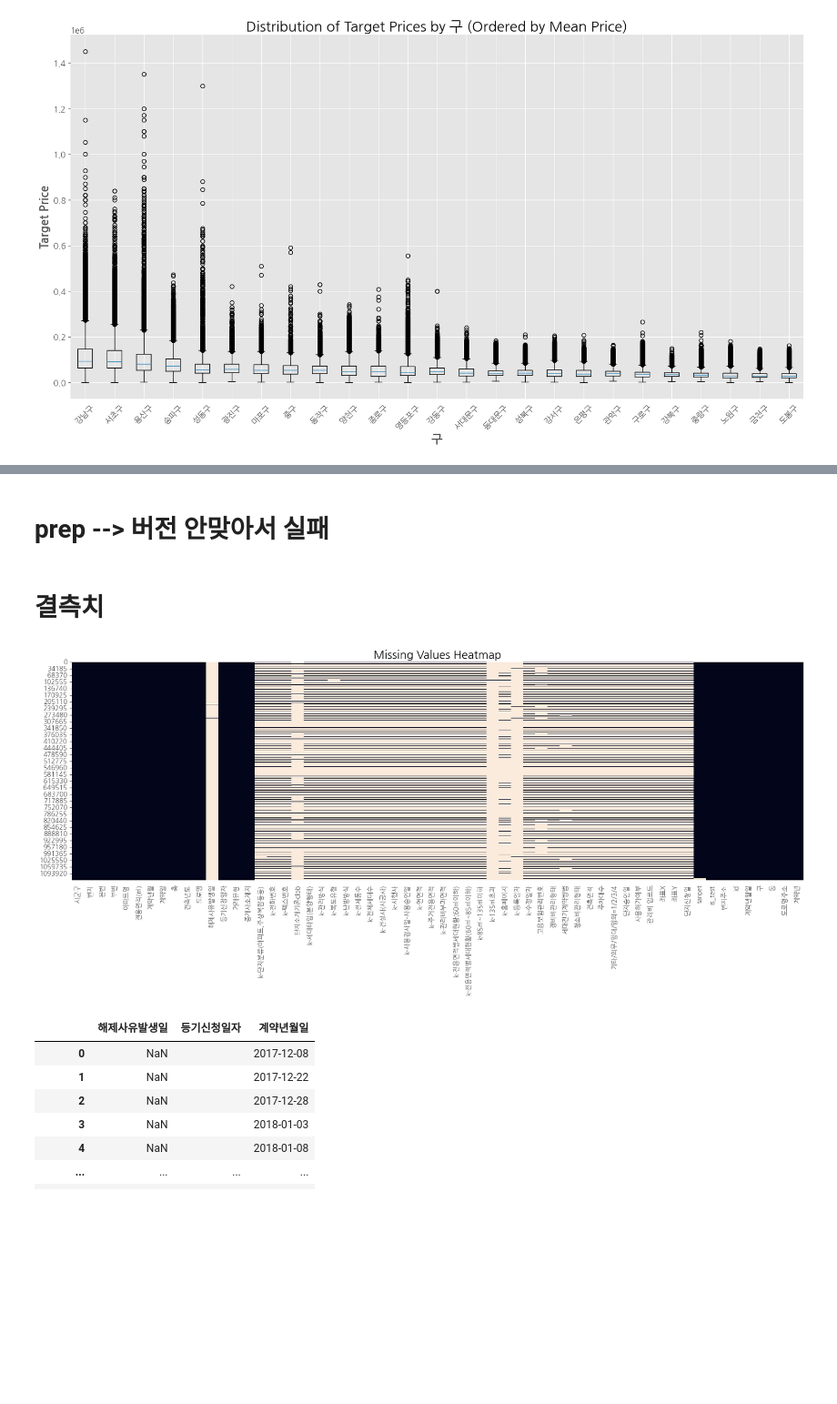
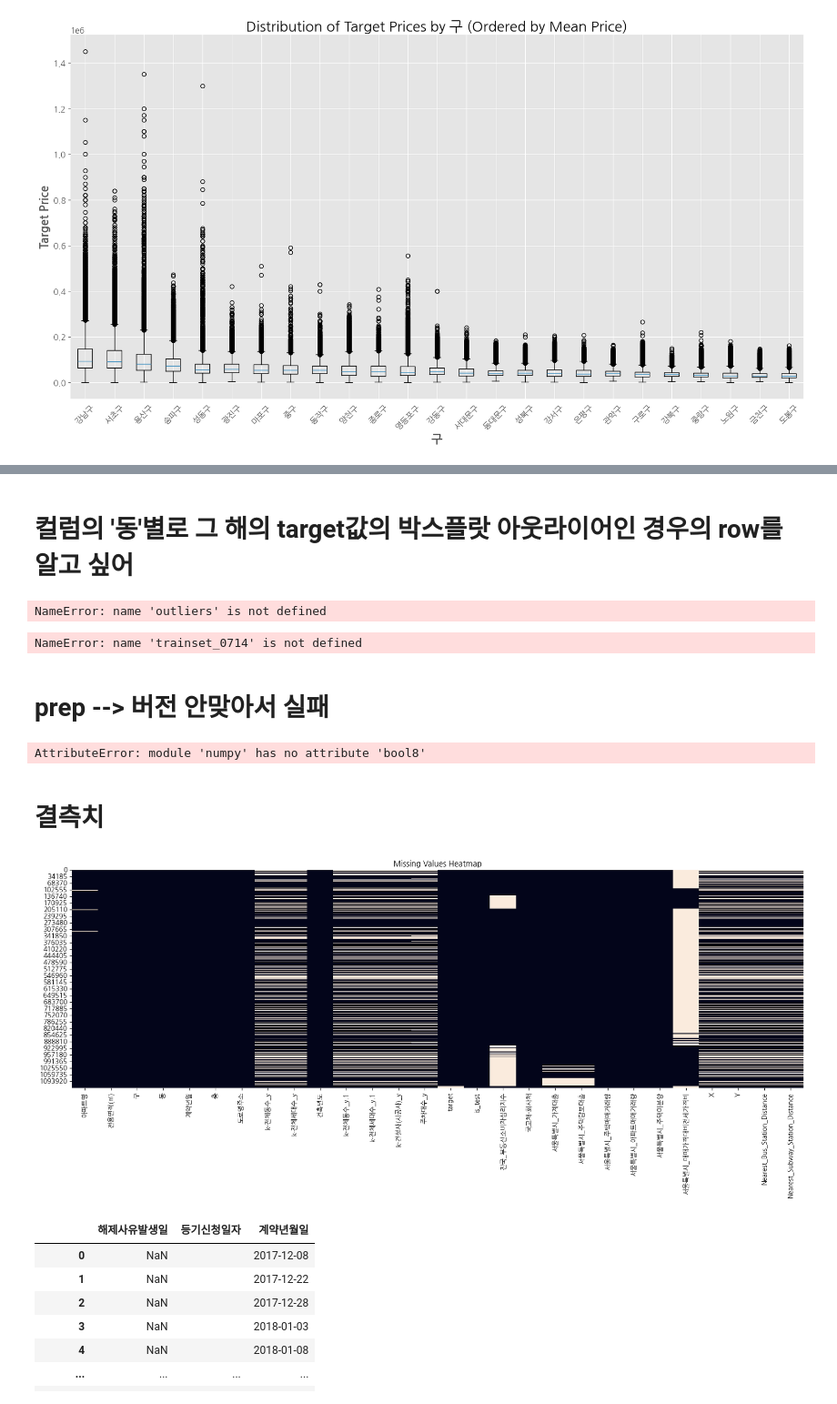
Before and after one commit to UpstageAILab3/upstage-ml-regression-ml5-pub, a Jupyter notebook: notebook/EDA.ipynb, the cells around one changed output, grey strips where cells are left out. Shown at 91% size. Drawn from its saved outputs; the diff is of its cells as text; code cells hidden in the pictures; blank space fills up the shorter version.

```diff
--- a/notebook/EDA.ipynb
+++ b/notebook/EDA.ipynb
@@ -221,25 +212,76 @@ for year in range(start_year, end_year + 1):
+# %% [markdown]
+# 컬럼의 '동'별로 그 해의 target값의 박스플랏 아웃라이어인 경우의 row를 알고 싶어
+# %%
+trainset_0714['건축년'] = pd.to_datetime(trainset_0714['건축년도']).dt.year
+# %%
+import pandas as pd
+import numpy as np
+
+# '동'과 '연도'별로 그룹화하여 각 그룹의 아웃라이어 찾기
+def find_outliers(group):
+    q1 = group['target'].quantile(0.25)
+    q3 = group['target'].quantile(0.75)
+    iqr = q3 - q1
+    lower_bound = q1 - 1.5 * iqr
+    upper_bound = q3 + 1.5 * iqr
+    return group[(group['target'] < lower_bound) | (group['target'] > upper_bound)]
+
+# 각 '동'과 '연도'별로 아웃라이어 필터링
+outliers = trainset_0714.groupby(['동', '건축년']).apply(find_outliers).reset_index(drop=True)
+
+print(outliers)
+# %%
+subset = outliers[outliers[['아파트명','번지주소','도로명주소']].duplicated()==True]
+# %% [output]
+NameError: name 'outliers' is not defined
+# %%
+import pandas as pd
+
+# 예시 데이터프레임 생성
+# trainset_0714 = pd.DataFrame({'id': [1, 2, 3, 4, 5], 'data': ['A', 'B', 'C', 'D', 'E']})
+# subset = pd.DataFrame({'id': [2, 4]})
+
+# merge 함수를 사용하여 trainset_0714과 subset을 id 컬럼을 기준으로 조인합니다.
+# how='left'는 왼쪽 데이터프레임(trainset_0714)의 키를 기준으로 조인을 수행합니다.
+# indicator=True는 _merge라는 새로운 컬럼을 생성하여 조인 타입을 나타냅니다.
+trainset_0714 = trainset_0714.merge(subset['아파트명'].to_frame(), on='아파트명', how='left', indicator=True)
+
+# _merge 컬럼을 사용하여 is_in_subset 컬럼을 생성하고 조건에 따라 값 할당
+trainset_0714['is_in_outlier'] = (trainset_0714['_merge'] == 'both').astype(int)
+
+# _merge 컬럼은 더 이상 필요하지 않으므로 삭제합니다.
+trainset_0714.drop(columns=['_merge'], inplace=True)
+
+# 결과 출력
+print(trainset_0714)
+# %% [output]
+NameError: name 'trainset_0714' is not defined
 # %% [markdown]
 # prep --> 버전 안맞아서 실패
 # %%
 from dataprep.eda import create_report
 
-report = create_report(train_test)
-report.save('train_test.html')
+df=trainset_0714[trainset_0714['is_test']==0]
+
+report = create_reportdf(df)
+report.save('trainset_0714.html')
 report.show_browser()
 report.show()
+# %% [output]
+AttributeError: module 'numpy' has no attribute 'bool8'
 # %% [markdown]
 # 결측치
 # %%
 import seaborn as sns
 import matplotlib.pyplot as plt
 
 # 결측치 히트맵 생성
 plt.figure(figsize=(20, 6))  # 가로 16인치, 세로 6인치로 설정
-sns.heatmap(train_test.isnull(), cbar=False)
+sns.heatmap(trainset_0714.isnull(), cbar=False)
 plt.title("Missing Values Heatmap")
 plt.show()
 # %% [output]
-[figure, old version]
+[figure, new version]
 # %%
 train_test[['해제사유발생일','등기신청일자','계약년월일']]
 # %% [output]
```
Also changed, not shown: parts of 34 cells of this notebook.
